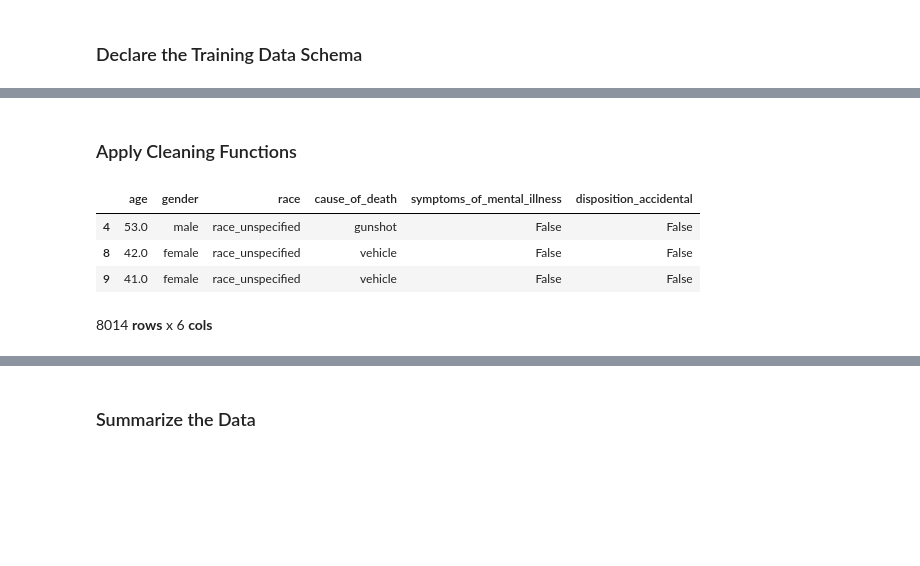
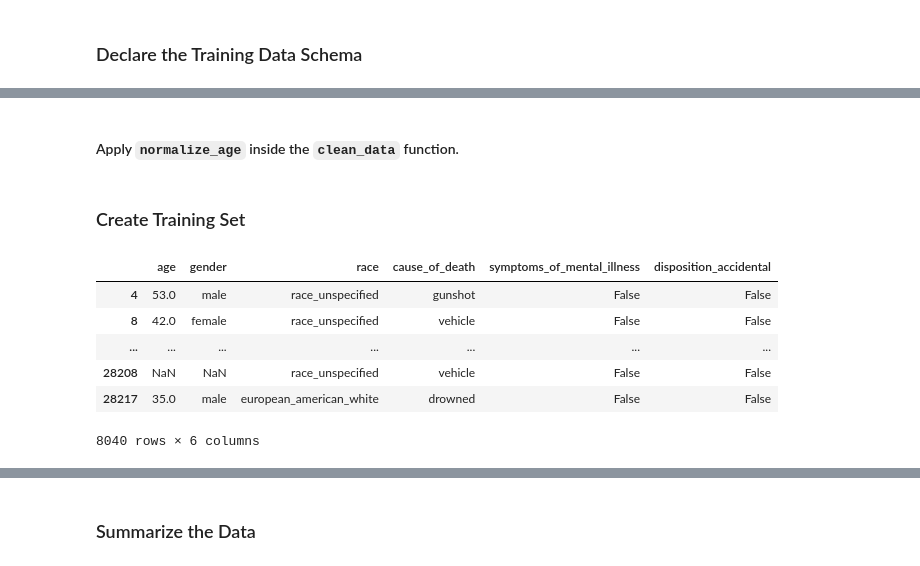
Before and after one commit to unionai-oss/pandera-presentations, a Jupyter notebook: notebooks/20200505_scipy_conference.ipynb, the cells around one changed output, grey strips where cells are left out. Saved outputs shown, nothing was run; the diff lists cells and outputs as text; code cells hidden in the pictures; blank space fills up the shorter version.

```diff
--- a/notebooks/20200505_scipy_conference.ipynb
+++ b/notebooks/20200505_scipy_conference.ipynb
@@ -631,14 +715,16 @@ causes_of_death = [
     'unknown', 'vehicle'
 ]
 # %%
-schema = pa.DataFrameSchema(
+training_data_schema = pa.DataFrameSchema(
     {
+        # feature columns
         "age": Column(pa.Float, Check.in_range(0, 120), nullable=True),
         "gender": Column(pa.String, Check.isin(genders), nullable=True),
         "race": Column(pa.String, Check.isin(races), nullable=True),
         "cause_of_death": Column(pa.String, Check.isin(causes_of_death), nullable=True),
         "symptoms_of_mental_illness": Column(pa.Bool, nullable=True),
+        # target column
         "disposition_accidental": Column(pa.Bool),
     },
-    coerce=True
+    coerce=True  # <- coerce columns to the specified type
 )
@@ -709,15 +780,6 @@ def normalize_age_to_year(age: pd.Series, pattern: str, denom: int):
         age[to_normalize].str.replace(pattern, "").astype(float) / denom
     )
 
-def normalize_age(age):
-    return (
-        age.str.replace("s|`", "")
-        .pipe(normalize_age_range)
-        .pipe(normalize_age_to_year, "month|mon", 12)
-        .pipe(normalize_age_to_year, "day", 365)
-        .astype(float)
-    )
-
 def compute_disposition_accidental(dispositions_exclusions):
     return (
         dispositions_exclusions.str.contains("accident", case=False)
@@ -725 +871,3 @@ def compute_disposition_accidental(dispositions_exclusions):
+# %% [markdown]
+#### Apply `normalize_age` inside the `clean_data` function.
 # %%
@@ -754,16 +904,17 @@ def clean_data(df):
             complement=True
         )
     )
-# %% [markdown]
-### Apply Cleaning Functions
-# %%
-fatal_encounters_clean = fatal_encounters.pipe(clean_columns).pipe(clean_data)
-display(fatal_encounters_clean.filter(list(schema.columns)).head(3))
-nrows, ncols = fatal_encounters_clean.filter(list(schema.columns)).shape
-display(Markdown(f"{nrows} **rows** x {ncols} **cols**"))
-# %% [output]
-|  | age | gender | race | cause_of_death | symptoms_of_mental_illness | disposition_accidental |
-| 4 | 53.0 | male | race_unspecified | gunshot | False | False |
-| 8 | 42.0 | female | race_unspecified | vehicle | False | False |
-| 9 | 41.0 | female | race_unspecified | vehicle | False | False |
-8014 **rows** x 6 **cols**
+# %% [markdown]
+### Create Training Set
+# %%
+fatal_encounters_clean = clean_data(fatal_encounters_clean_columns)
+with pd.option_context("display.max_rows", 5):
+    display(fatal_encounters_clean.filter(list(training_data_schema.columns)))
+# %% [output]
+|  | age | gender | race | cause_of_death | symptoms_of_mental_illness | disposition_accidental |
+| 4 | 53.0 | male | race_unspecified | gunshot | False | False |
+| 8 | 42.0 | female | race_unspecified | vehicle | False | False |
+| ... | ... | ... | ... | ... | ... | ... |
+| 28208 | NaN | NaN | race_unspecified | vehicle | False | False |
+| 28217 | 35.0 | male | european_american_white | drowned | False | False |
+8040 rows × 6 columns
```
Also changed, not shown: parts of 75 cells of this notebook, 6 other files.
